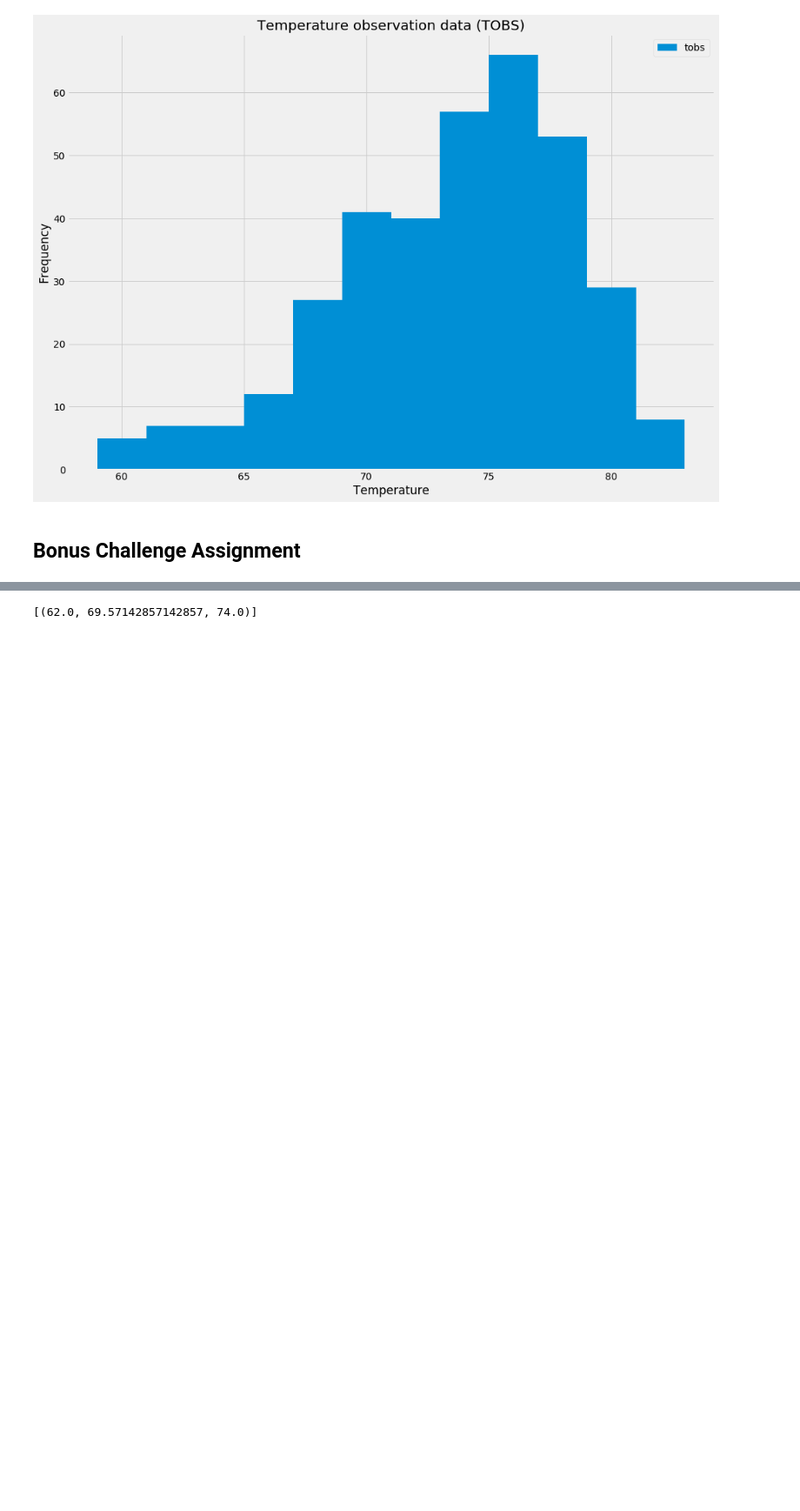
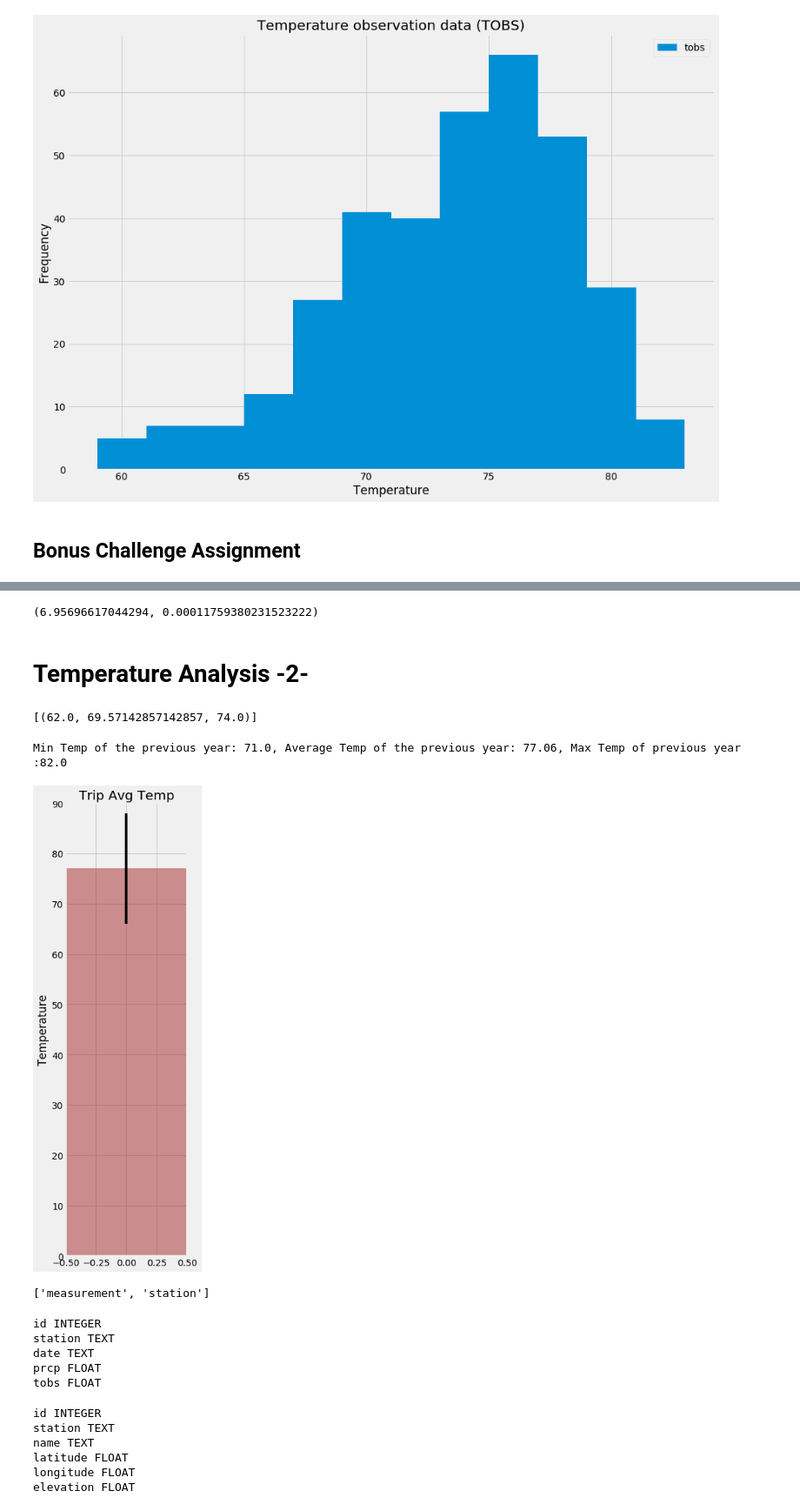
Before and after one commit to kdaltayli/SQLAlchemy_Challenge_KA, a Jupyter notebook: climate_starter.ipynb, the cells around one changed output, grey strips where cells are left out. Shown at 87% size. Saved outputs shown, nothing was run; the diff lists cells and outputs as text; code cells hidden in the pictures; blank space fills up the shorter version.

```diff
--- a/climate_starter.ipynb
+++ b/climate_starter.ipynb
@@ -243,3 +348,14 @@ plt.show()
+# %%
+# * Use the t-test to determine whether the difference in the means, if any, is statistically significant. Will you use a paired t-test, or an unpaired t-test? Why?
+import scipy.stats as stats
+t, p = stats.ttest_rel(june_avg , dec_avg)
+t[0], p[0]
+
+#
+# %% [output]
+(6.95696617044294, 0.00011759380231523222)
+# %% [markdown]
+# Temperature Analysis -2-
 # %%
 # This function called `calc_temps` will accept start date and end date in the format '%Y-%m-%d'
 # and return the minimum, average, and maximum temperatures for that range of dates
@@ -264,8 +380,69 @@ print(calc_temps('2012-02-28', '2012-03-05'))
 # %%
 # Use your previous function `calc_temps` to calculate the tmin, tavg, and tmax
 # for your trip using the previous year's data for those same dates.
+
+start_date='2017-07-01'
+end_date='2017-07-16'
+
+prev_year_start_date='2016-07-01'
+prev_year_end_date='2016-07-16'
+
+tmin=calc_temps(prev_year_start_date,prev_year_end_date)[0][0]
+tavg=calc_temps(prev_year_start_date,prev_year_end_date)[0][1]
+tmax=calc_temps(prev_year_start_date,prev_year_end_date)[0][2]
+
+print(f"Min Temp of the previous year: {tmin}, Average Temp of the previous year: {tavg}, Max Temp of previous year :{tmax}")
+# %% [output]
+Min Temp of the previous year: 71.0, Average Temp of the previous year: 77.06, Max Temp of previous year :82.0
 # %%
 # Plot the results from your previous query as a bar chart.
 # Use "Trip Avg Temp" as your Title
 # Use the average temperature for the y value
 # Use the peak-to-peak (tmax-tmin) value as the y error bar (yerr)
+result= calc_temps(prev_year_start_date,prev_year_end_date)
+
+query_df=pd.DataFrame(result, columns=['Min Temp','Avg Temp','Max Temp'])
+
+tmin=calc_temps(prev_year_start_date,prev_year_end_date)[0][0]
+tavg=calc_temps(prev_year_start_date,prev_year_end_date)[0][1]
+tmax=calc_temps(prev_year_start_date,prev_year_end_date)[0][2]
+
+y_err=tmax-tmin
+plt.figure(figsize=(3,12))
+# Setting Error Bar
+plt.bar(0,tavg,yerr=y_err,align="center",width=1,color="brown",alpha=0.5)
+plt.xlim(-0.5,0.5)
+plt.ylim(0,90)
+plt.ylabel('Temperature')
+plt.title('Trip Avg Temp')
+plt.savefig('Images/Bonus1.png')
+plt.show()
+# %% [output]
+[figure, added]
+# %%
+Base.classes.keys()
+# %% [output]
+['measurement', 'station']
+# %%
+result1=inspector.get_columns('measurement')
+
+for row in result1:
+    print(row['name'],row['type'])
+# %% [output]
+id INTEGER
+station TEXT
+date TEXT
+prcp FLOAT
+tobs FLOAT
+# %%
+result2=inspector.get_columns('station')
+
+for row in result2:
+    print(row['name'],row['type'])
+# %% [output]
+id INTEGER
+station TEXT
+name TEXT
+latitude FLOAT
+longitude FLOAT
+elevation FLOAT
```
Also changed, not shown: parts of 19 cells of this notebook, 4 other files.
